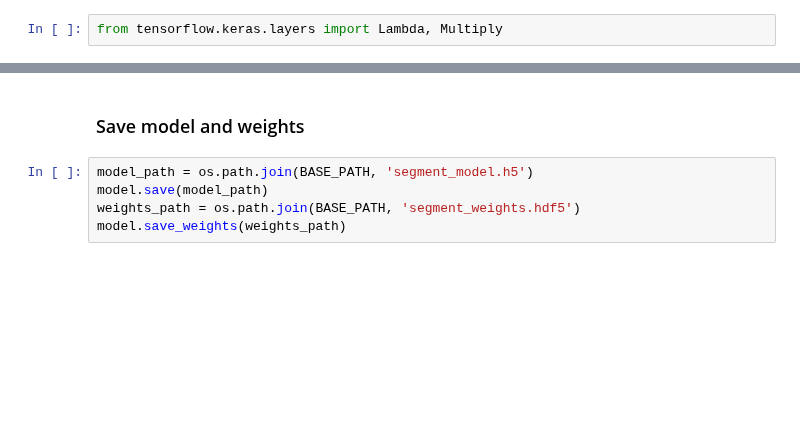
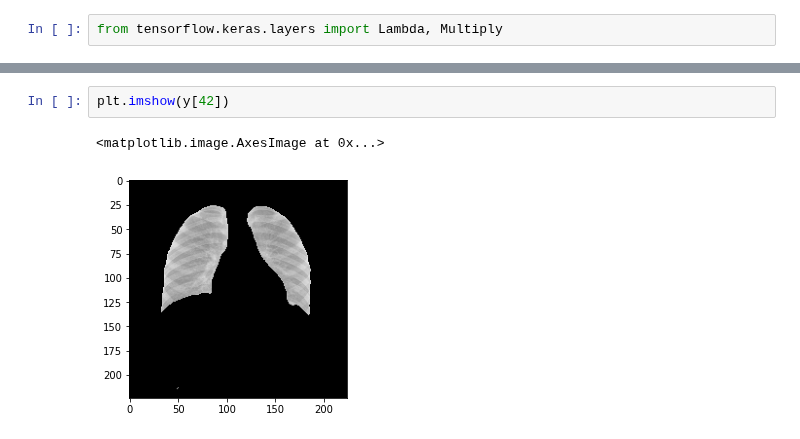
Before and after one commit to karencfisher/COVID19, a Jupyter notebook: notebooks/Unet.ipynb, the cells around one changed output, grey strips where cells are left out. Drawn from its saved outputs; the diff is of its cells as text; blank space fills up the shorter version.

```diff
--- a/notebooks/Unet.ipynb
+++ b/notebooks/Unet.ipynb
@@ -293,7 +285,5 @@ array([[[-0., -0., -0.],
-# %% [markdown]
-### Save model and weights
-# %%
-model_path = os.path.join(BASE_PATH, 'segment_model.h5')
-model.save(model_path)
-weights_path = os.path.join(BASE_PATH, 'segment_weights.hdf5')
-model.save_weights(weights_path)
+# %%
+plt.imshow(y[42])
+# %% [output]
+<matplotlib.image.AxesImage at 0x...>
+[figure, added]
```
Also changed, not shown: parts of 15 cells of this notebook.
